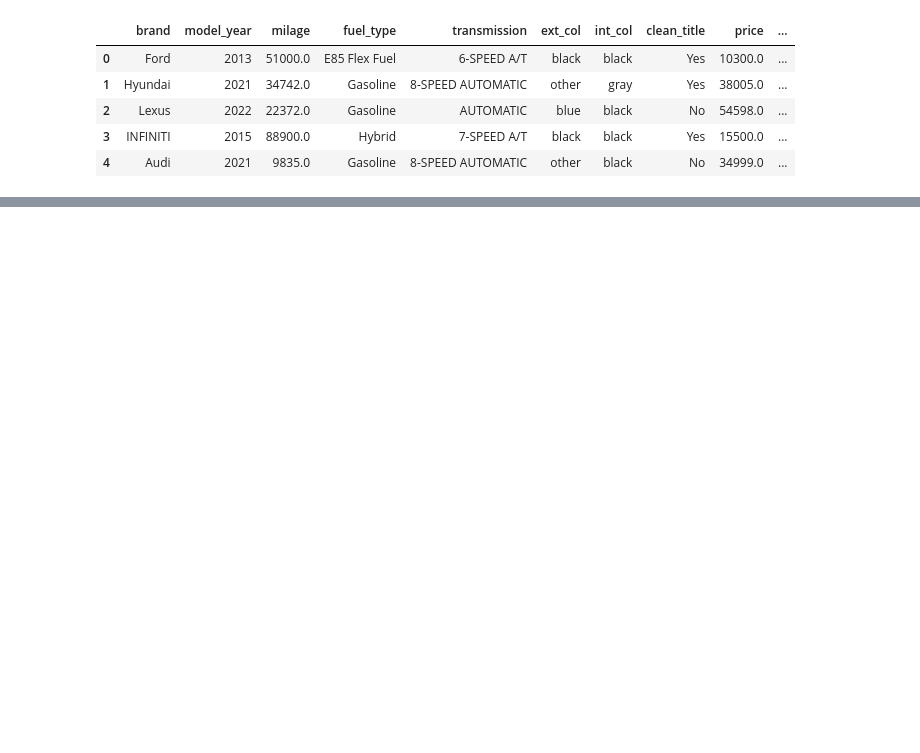
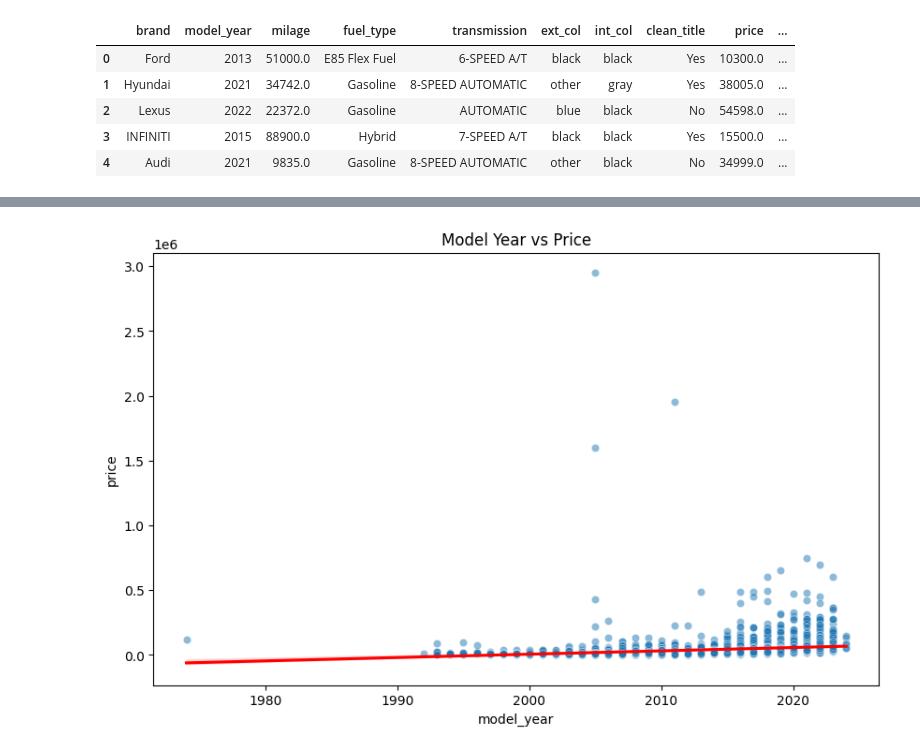
Before and after one commit to codebynishhhi/DS_ML_Projects, a Jupyter notebook: car-price-prediction/notebook/car_prediction.ipynb, the cells around one changed output, grey strips where cells are left out. Drawn from its saved outputs; the diff is of its cells as text; code cells hidden in the pictures; blank space fills up the shorter version.

Commit message:
:Bivariate EDA - model_year vs price and then optimized it with co-relation check on log transformed price vs car_age

```diff
--- a/car-price-prediction/notebook/car_prediction.ipynb
+++ b/car-price-prediction/notebook/car_prediction.ipynb
@@ -934,0 +1006,10 @@ df.head()
+# %%
+# model_year vs price
+
+plt.figure(figsize=(10,6))
+sns.scatterplot(x=df['model_year'], y=df['price'], alpha=0.5)
+sns.regplot(x=df['model_year'], y=df['price'], data=df, scatter=False, color='red')
+plt.title('Model Year vs Price')
+plt.show()
+# %% [output]
+[figure, added]
```
Also changed, not shown: parts of 9 cells of this notebook.
